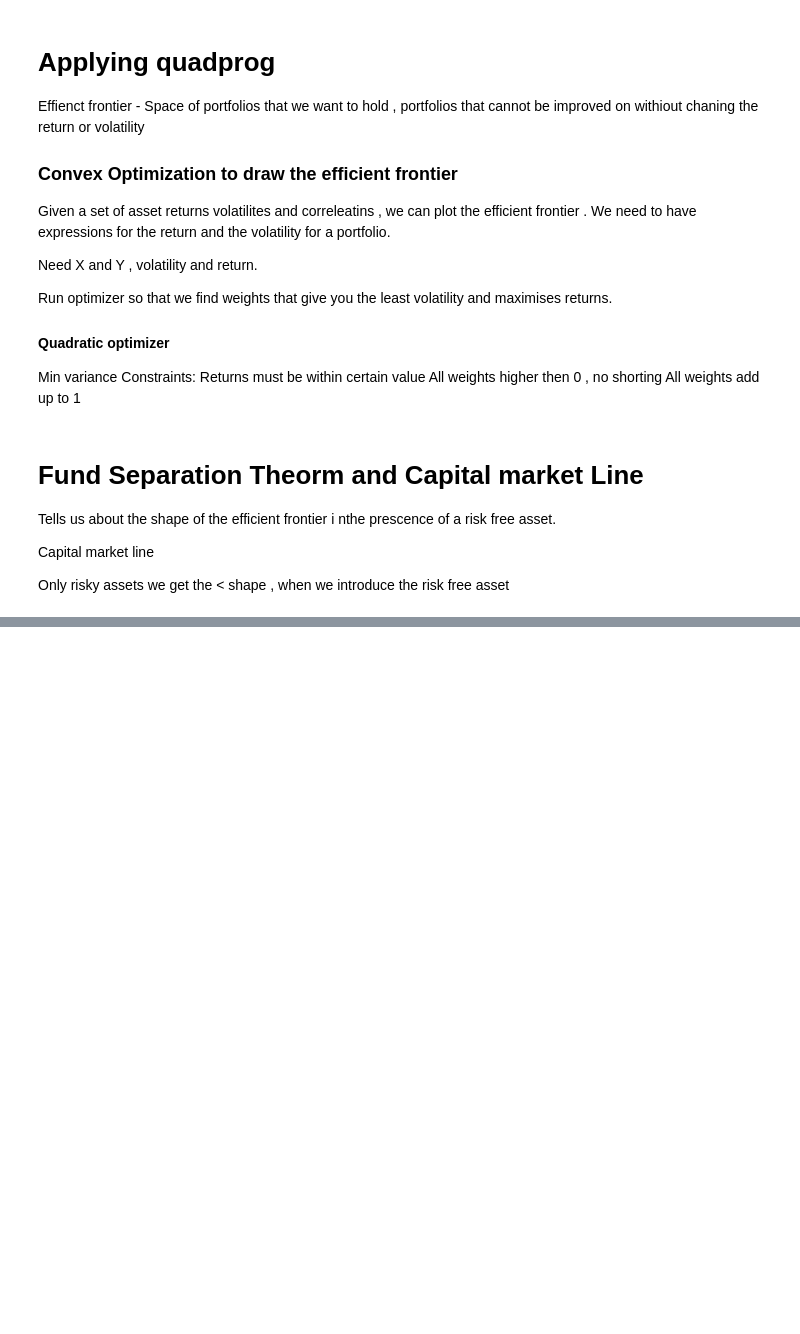
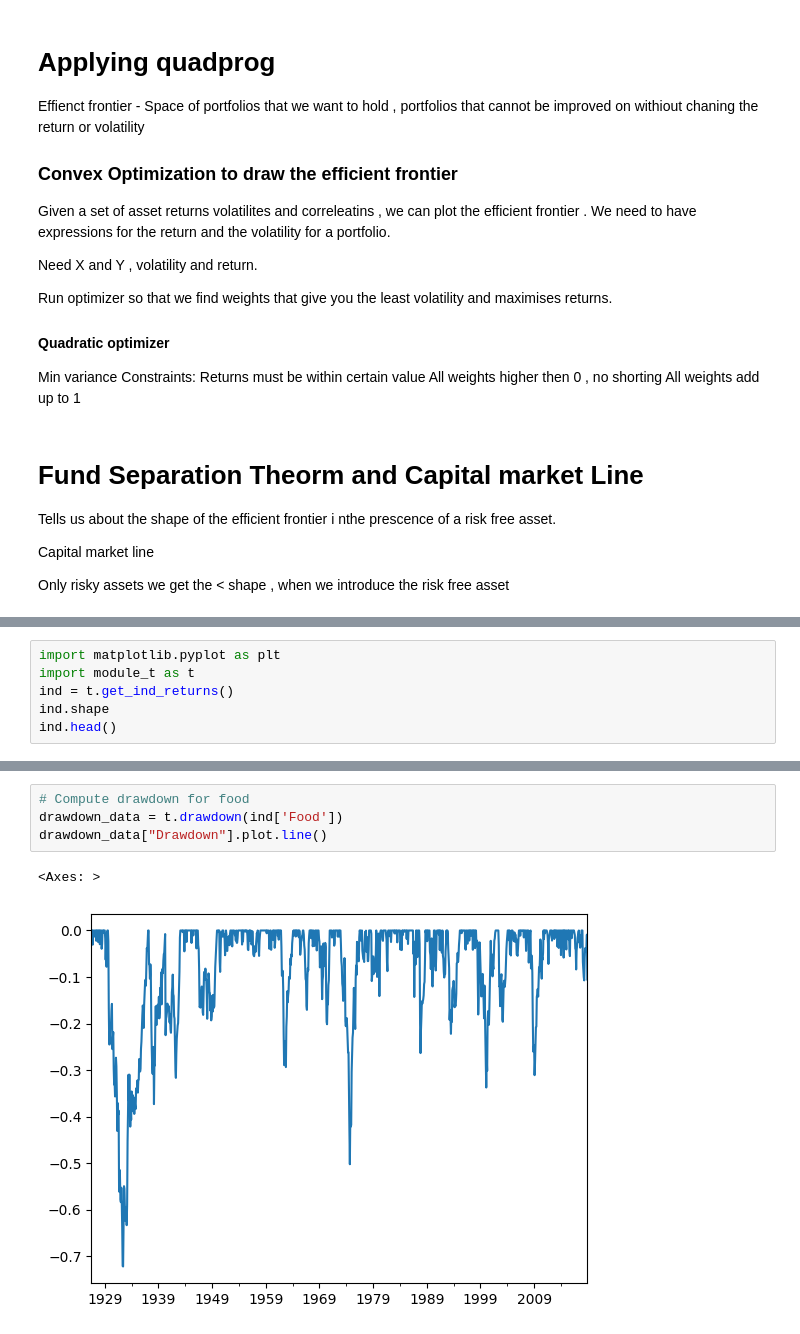
Before and after one commit to torsaan/Self-Study_Finance_Portfolio-Construction-and-Risk-Management, a Jupyter notebook: Finans_2.ipynb, the cells around one changed output, grey strips where cells are left out. Saved outputs shown, nothing was run; the diff lists cells and outputs as text; blank space fills up the shorter version.

```diff
--- a/Finans_2.ipynb
+++ b/Finans_2.ipynb
@@ -202,0 +269,6 @@ This is because the portfolio combinations that are on the "efficient frontier"
+# %%
+import matplotlib.pyplot as plt
+import module_t as t
+ind = t.get_ind_returns()
+ind.shape
+ind.head()
@@ -202,0 +283,7 @@ This is because the portfolio combinations that are on the "efficient frontier"
+# %%
+# Compute drawdown for food
+drawdown_data = t.drawdown(ind['Food'])
+drawdown_data["Drawdown"].plot.line()
+# %% [output]
+<Axes: >
+[figure, added]
```
Also changed, not shown: parts of 13 cells of this notebook.
